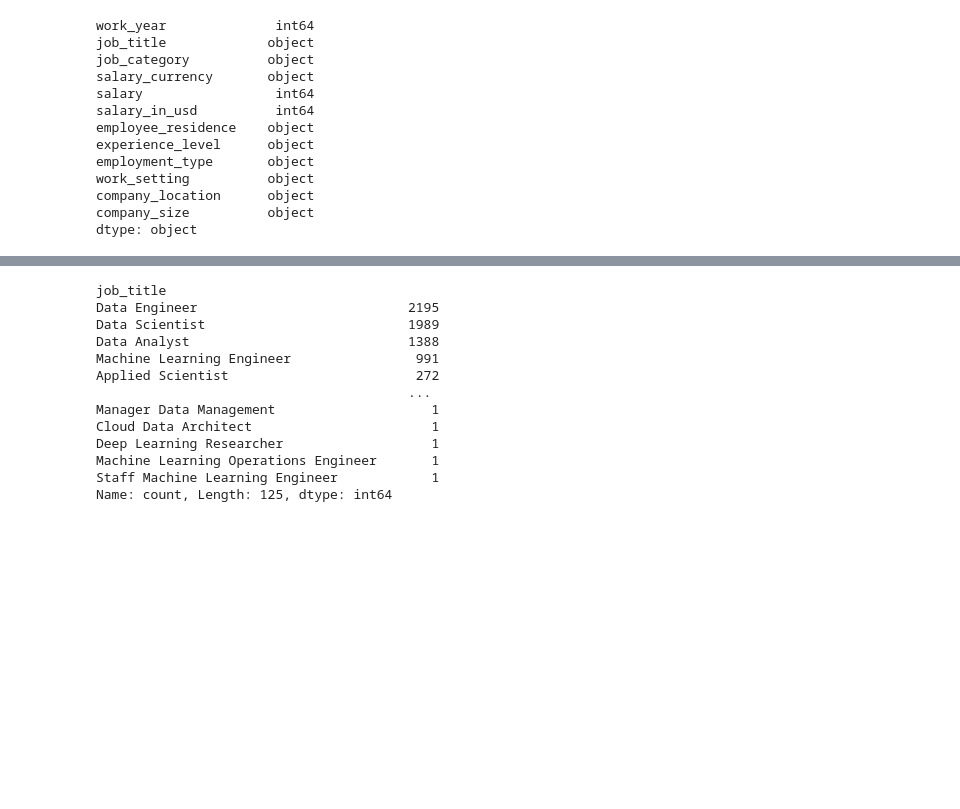
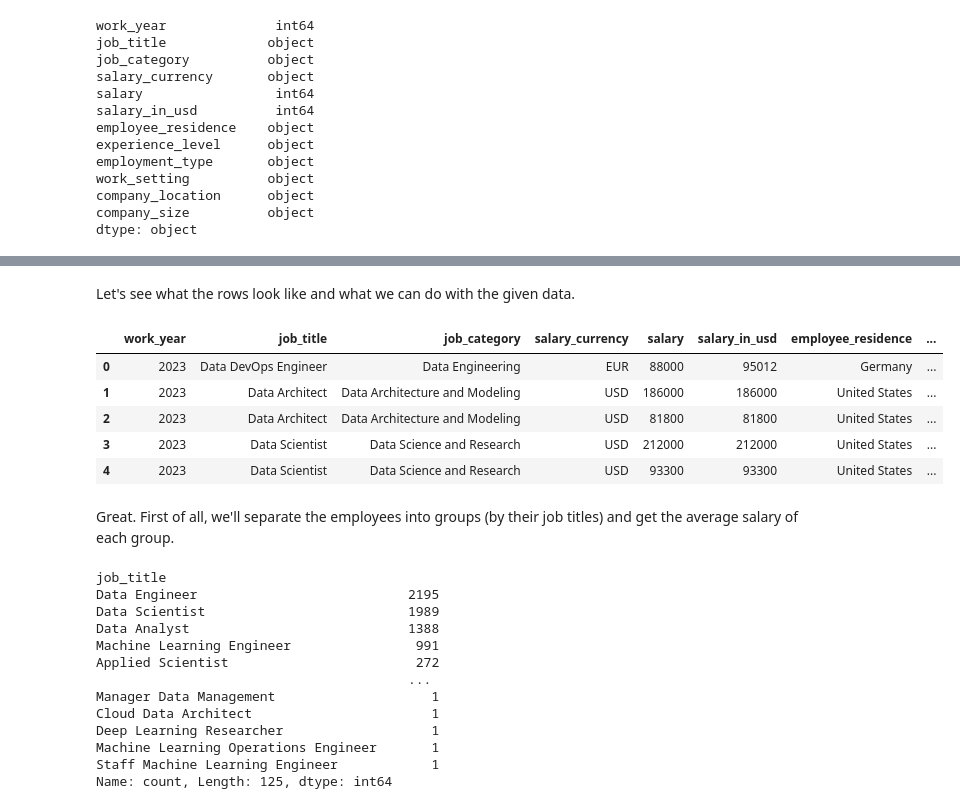
Before and after one commit to victorpss/jobs-salaries-data-science, a Jupyter notebook: jobs_in_DS.ipynb, the cells around one changed output, grey strips where cells are left out. Cells and saved outputs as stored; diff of their text form; code cells hidden in the pictures; blank space fills up the shorter version.

```diff
--- a/jobs_in_DS.ipynb
+++ b/jobs_in_DS.ipynb
@@ -27,6 +53,19 @@ Cool. We can compare some salary based on the job category and experience level
+# %% [markdown]
+Let's see what the rows look like and what we can do with the given data.
+# %%
+df.head()
+# %% [output]
+|  | work_year | job_title | job_category | salary_currency | salary | salary_in_usd | employee_residence | ... |
+| 0 | 2023 | Data DevOps Engineer | Data Engineering | EUR | 88000 | 95012 | Germany | ... |
+| 1 | 2023 | Data Architect | Data Architecture and Modeling | USD | 186000 | 186000 | United States | ... |
+| 2 | 2023 | Data Architect | Data Architecture and Modeling | USD | 81800 | 81800 | United States | ... |
+| 3 | 2023 | Data Scientist | Data Science and Research | USD | 212000 | 212000 | United States | ... |
+| 4 | 2023 | Data Scientist | Data Science and Research | USD | 93300 | 93300 | United States | ... |
 # %%
 #talvez pro futuro: conseguir prever o salario de alguem que está entrando agora (ou entao dadas certas informaçoes, adivinhar o salario dele)
 # usando conjunto de treinamento e teste etc.
+# %% [markdown]
+Great. First of all, we'll separate the employees into groups (by their job titles) and get the average salary of each group.
 # %%
 df.value_counts('job_title')
 # %% [output]
```
Also changed, not shown: parts of 11 cells of this notebook.
